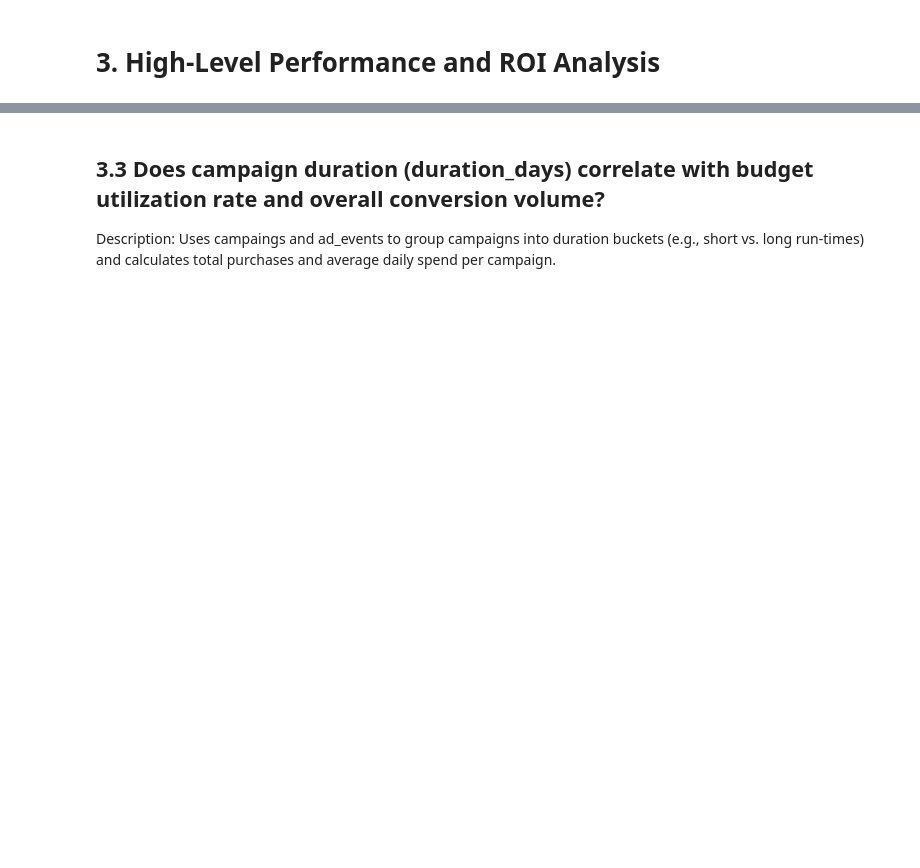
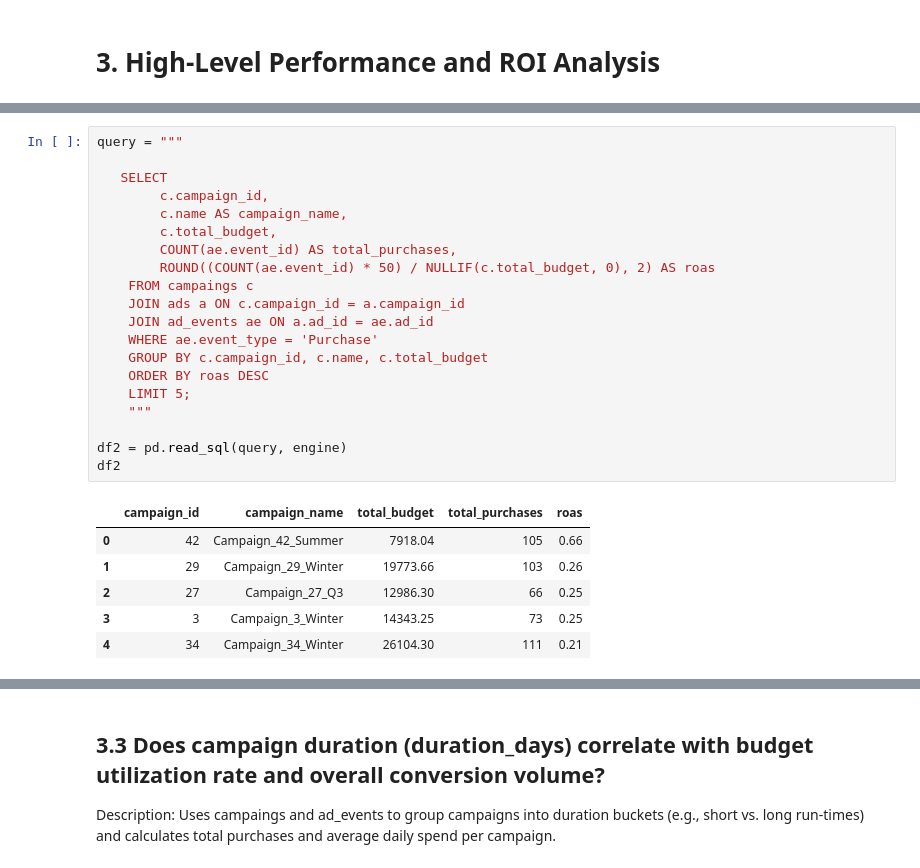
Before and after one commit to Kartika-Nidhi/Social_Media_Ads_Performance_Analysis_SQL, a Jupyter notebook: SocialMediaAdsPerformance.ipynb, the cells around one changed output, grey strips where cells are left out. Saved outputs shown, nothing was run; the diff lists cells and outputs as text; blank space fills up the shorter version.

```diff
--- a/SocialMediaAdsPerformance.ipynb
+++ b/SocialMediaAdsPerformance.ipynb
@@ -268,0 +286,27 @@ Joins campaings, ads, and ad_events. Aggregates total_budget per campaign and di
+# %%
+query = """
+
+   SELECT
+        c.campaign_id,
+        c.name AS campaign_name,
+        c.total_budget,
+        COUNT(ae.event_id) AS total_purchases,
+        ROUND((COUNT(ae.event_id) * 50) / NULLIF(c.total_budget, 0), 2) AS roas
+    FROM campaings c
+    JOIN ads a ON c.campaign_id = a.campaign_id
+    JOIN ad_events ae ON a.ad_id = ae.ad_id
+    WHERE ae.event_type = 'Purchase'
+    GROUP BY c.campaign_id, c.name, c.total_budget
+    ORDER BY roas DESC
+    LIMIT 5;
+    """
+
+df2 = pd.read_sql(query, engine)
+df2
+# %% [output]
+|  | campaign_id | campaign_name | total_budget | total_purchases | roas |
+| 0 | 42 | Campaign_42_Summer | 7918.04 | 105 | 0.66 |
+| 1 | 29 | Campaign_29_Winter | 19773.66 | 103 | 0.26 |
+| 2 | 27 | Campaign_27_Q3 | 12986.30 | 66 | 0.25 |
+| 3 | 3 | Campaign_3_Winter | 14343.25 | 73 | 0.25 |
+| 4 | 34 | Campaign_34_Winter | 26104.30 | 111 | 0.21 |
```
Also changed, not shown: parts of 11 cells of this notebook.
